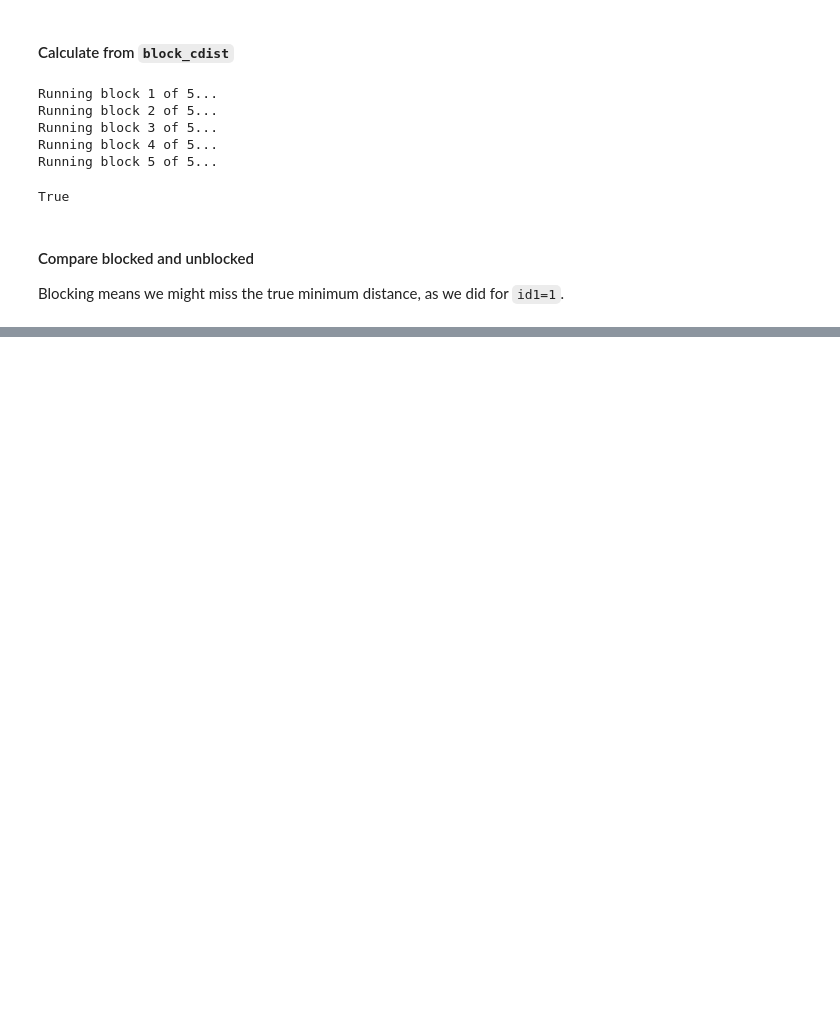
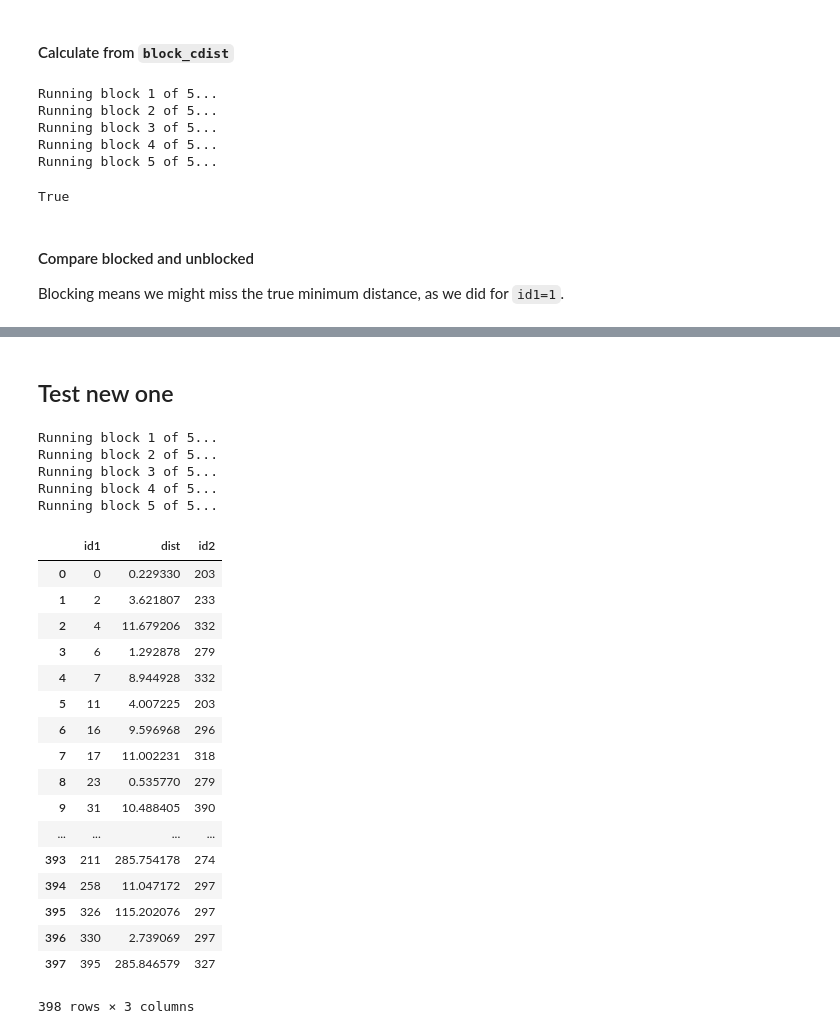
Before and after one commit to PolicyEngine/synthimpute, a Jupyter notebook: examples/nearest_record.ipynb, the cells around one changed output, grey strips where cells are left out. Saved outputs shown, nothing was run; the diff lists cells and outputs as text; code cells hidden in the pictures; blank space fills up the shorter version.

Commit message:
Calculate nearest within each block of nearest_record().

```diff
--- a/examples/nearest_record.ipynb
+++ b/examples/nearest_record.ipynb
@@ -95,0 +96,57 @@ comp.head()
+# %% [markdown]
+## Test new one
+# %%
+def nearest_single(XA, XB, **kwargs):
+    dist = cdist_long(XA, XB, **kwargs).reset_index(drop=True)
+    nearest = dist.groupby('id1').dist.nsmallest(1).reset_index()
+    return nearest.set_index('level_1').join(dist.id2).reset_index(drop=True)
+# %%
+from synthimpute import *
+
+def nearest(XA, XB, block_vars=None, verbose=True, **kwargs):
+#     if block_vars is None:
+#         return cdist_long(XA, XB, **kwargs)
+    # TODO: Use adjacent_vars.
+    A_blocks = XA[block_vars].drop_duplicates()
+    B_blocks = XB[block_vars].drop_duplicates()
+    # TODO: Warn when some blocks are dropped.
+    blocks = A_blocks.merge(B_blocks, on=block_vars)
+    n_blocks = blocks.shape[0]
+    res = []
+    for index, row in blocks.iterrows():
+        if verbose:
+            print('Running block ' + str(index + 1) + ' of ' + str(n_blocks) +
+                  '...')
+        res.append(nearest_single(subset_from_row(XA, row),
+                                  subset_from_row(XB, row), **kwargs))
+    return pd.concat(res).reset_index(drop=True)
+# %%
+XA = synth.copy()
+XB = mpg.copy()
+block_vars = ['cylinders']
+# %%
+nearest(XA, XB, block_vars)
+# %% [output]
+Running block 1 of 5...
+Running block 2 of 5...
+Running block 3 of 5...
+Running block 4 of 5...
+Running block 5 of 5...
+|  | id1 | dist | id2 |
+| 0 | 0 | 0.229330 | 203 |
+| 1 | 2 | 3.621807 | 233 |
+| 2 | 4 | 11.679206 | 332 |
+| 3 | 6 | 1.292878 | 279 |
+| 4 | 7 | 8.944928 | 332 |
+| 5 | 11 | 4.007225 | 203 |
+| 6 | 16 | 9.596968 | 296 |
+| 7 | 17 | 11.002231 | 318 |
+| 8 | 23 | 0.535770 | 279 |
+| 9 | 31 | 10.488405 | 390 |
+| ... | ... | ... | ... |
+| 393 | 211 | 285.754178 | 274 |
+| 394 | 258 | 11.047172 | 297 |
+| 395 | 326 | 115.202076 | 297 |
+| 396 | 330 | 2.739069 | 297 |
+| 397 | 395 | 285.846579 | 327 |
+398 rows × 3 columns
```
Also changed, not shown: parts of 14 cells of this notebook, 1 other file.
